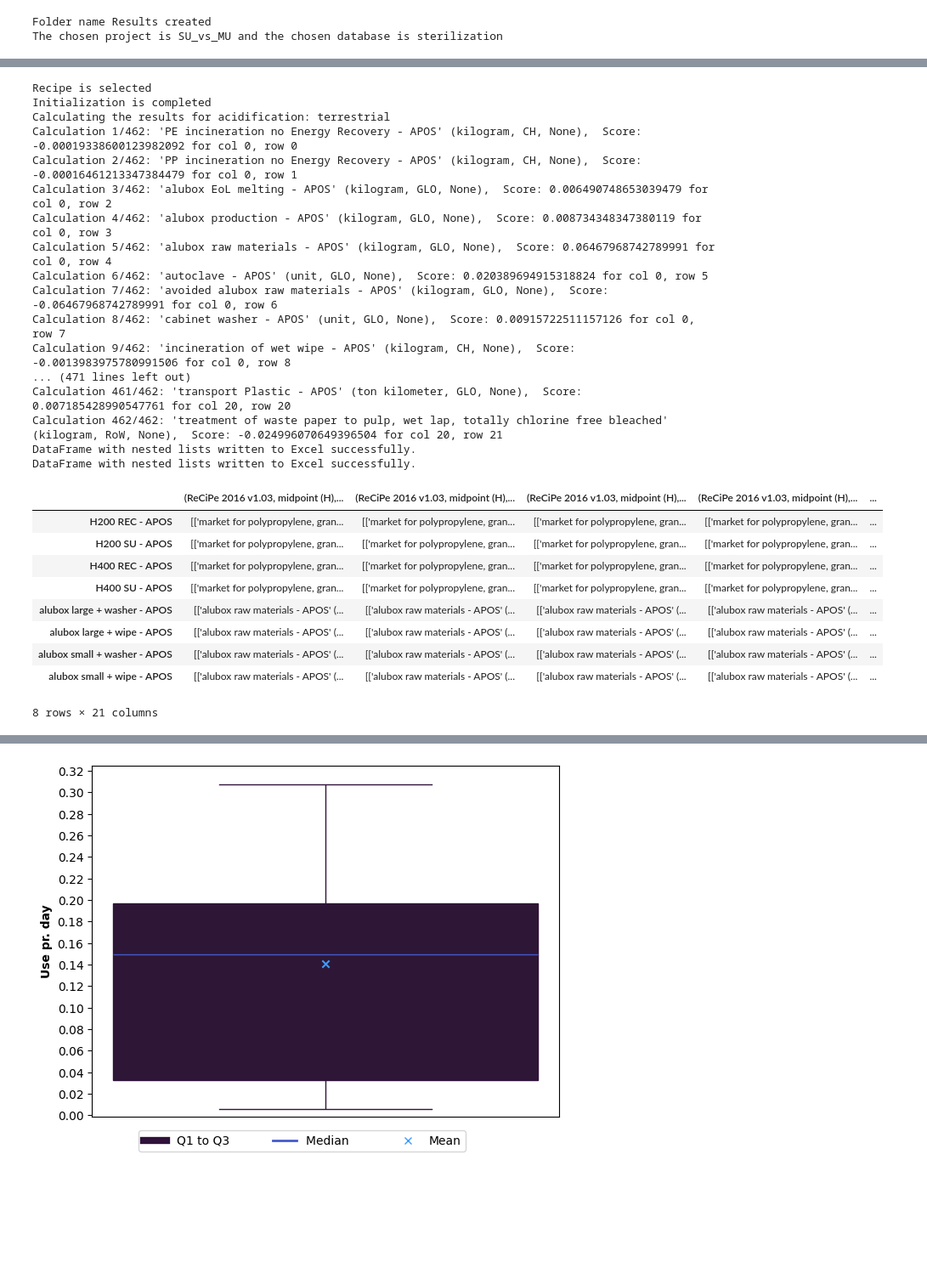
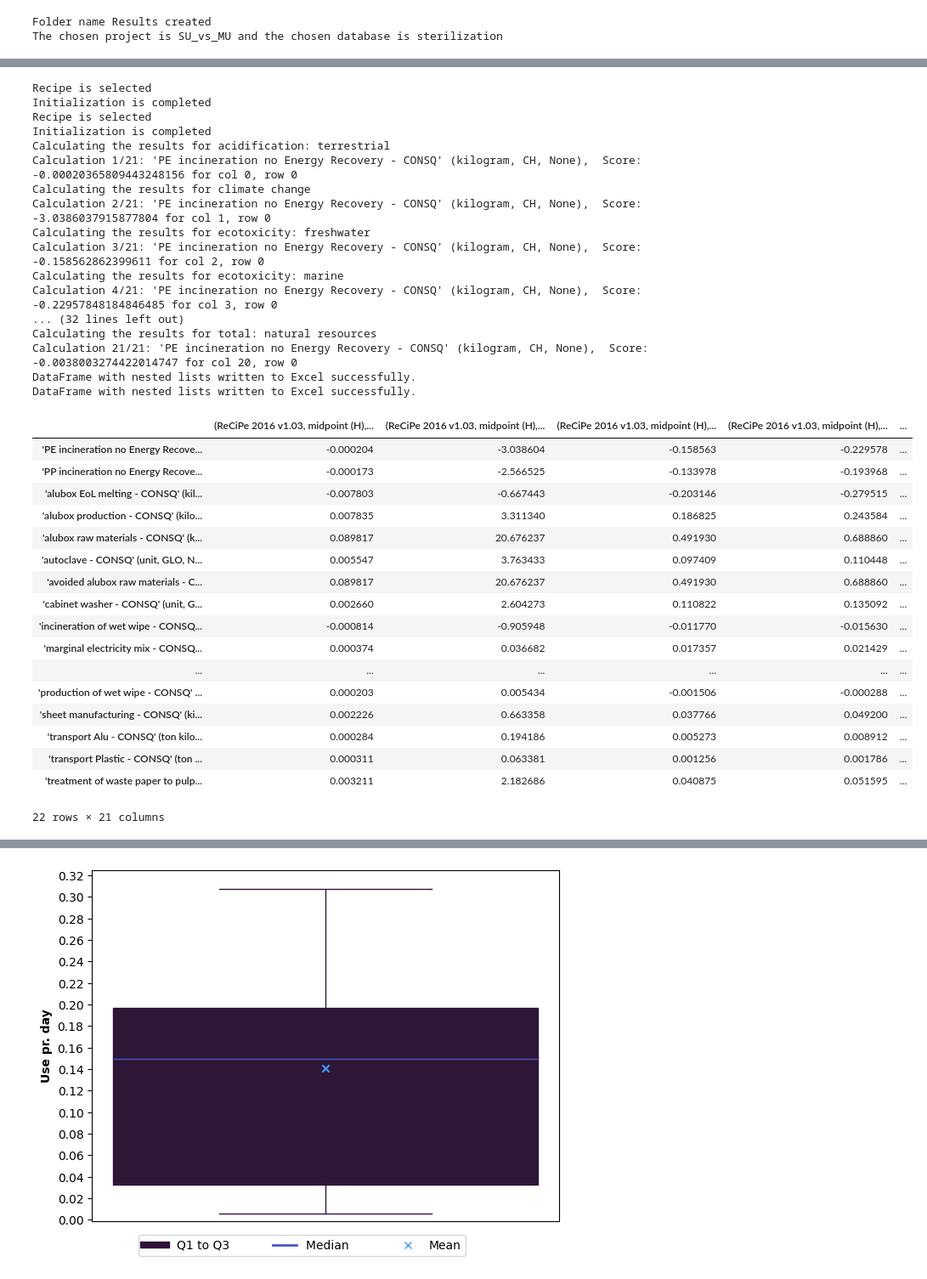
Before and after one commit to RuneWF/Single-use-vs-multi-use-in-health-care, a Jupyter notebook: Brighway/Ofir/Ofir.ipynb, the cells around one changed output, grey strips where cells are left out. Shown at 85% size. Drawn from its saved outputs; the diff is of its cells as text; code cells hidden in the pictures; blank space fills up the shorter version.

```diff
--- a/Brighway/Ofir/Ofir.ipynb
+++ b/Brighway/Ofir/Ofir.ipynb
@@ -82,36 +87,44 @@ file_name_unique = f'{path}\Results\{file_identifier} - {db_type}_{lcia_method}_
 # %%
-df, plot_x_axis_all, impact_categories = lc.quick_LCIA(initialization, file_name, file_name_unique, sheet_name)
+df, plot_x_axis_all, impact_categories, df_unique_new = lc.quick_LCIA(initialization, file_name, file_name_unique, sheet_name)
 # %% [output]
+Recipe is selected
+Initialization is completed
 Recipe is selected
 Initialization is completed
 Calculating the results for acidification: terrestrial
-Calculation 1/462: 'PE incineration no Energy Recovery - APOS' (kilogram, CH, None),  Score: -0.00019338600123982092 for col 0, row 0
-Calculation 2/462: 'PP incineration no Energy Recovery - APOS' (kilogram, CH, None),  Score: -0.00016461213347384479 for col 0, row 1
-Calculation 3/462: 'alubox EoL melting - APOS' (kilogram, GLO, None),  Score: 0.006490748653039479 for col 0, row 2
-Calculation 4/462: 'alubox production - APOS' (kilogram, GLO, None),  Score: 0.008734348347380119 for col 0, row 3
-Calculation 5/462: 'alubox raw materials - APOS' (kilogram, GLO, None),  Score: 0.06467968742789991 for col 0, row 4
-Calculation 6/462: 'autoclave - APOS' (unit, GLO, None),  Score: 0.020389694915318824 for col 0, row 5
-Calculation 7/462: 'avoided alubox raw materials - APOS' (kilogram, GLO, None),  Score: -0.06467968742789991 for col 0, row 6
-Calculation 8/462: 'cabinet washer - APOS' (unit, GLO, None),  Score: 0.00915722511157126 for col 0, row 7
-Calculation 9/462: 'incineration of wet wipe - APOS' (kilogram, CH, None),  Score: -0.0013983975780991506 for col 0, row 8
-... (471 lines left out)
-Calculation 461/462: 'transport Plastic - APOS' (ton kilometer, GLO, None),  Score: 0.007185428990547761 for col 20, row 20
-Calculation 462/462: 'treatment of waste paper to pulp, wet lap, totally chlorine free bleached' (kilogram, RoW, None),  Score: -0.024996070649396504 for col 20, row 21
+Calculation 1/21: 'PE incineration no Energy Recovery - CONSQ' (kilogram, CH, None),  Score: -0.00020365809443248156 for col 0, row 0
+Calculating the results for climate change
+Calculation 2/21: 'PE incineration no Energy Recovery - CONSQ' (kilogram, CH, None),  Score: -3.0386037915877804 for col 1, row 0
+Calculating the results for ecotoxicity: freshwater
+Calculation 3/21: 'PE incineration no Energy Recovery - CONSQ' (kilogram, CH, None),  Score: -0.158562862399611 for col 2, row 0
+Calculating the results for ecotoxicity: marine
+Calculation 4/21: 'PE incineration no Energy Recovery - CONSQ' (kilogram, CH, None),  Score: -0.22957848184846485 for col 3, row 0
+... (32 lines left out)
+Calculating the results for total: natural resources
+Calculation 21/21: 'PE incineration no Energy Recovery - CONSQ' (kilogram, CH, None),  Score: -0.0038003274422014747 for col 20, row 0
 DataFrame with nested lists written to Excel successfully.
 DataFrame with nested lists written to Excel successfully.
-# %%
-df
-# %% [output]
-|  | (ReCiPe 2016 v1.03, midpoint (H),... | (ReCiPe 2016 v1.03, midpoint (H),... | (ReCiPe 2016 v1.03, midpoint (H),... | (ReCiPe 2016 v1.03, midpoint (H),... | ... |
-| H200 REC - APOS | [['market for polypropylene, gran... | [['market for polypropylene, gran... | [['market for polypropylene, gran... | [['market for polypropylene, gran... | ... |
-| H200 SU - APOS | [['market for polypropylene, gran... | [['market for polypropylene, gran... | [['market for polypropylene, gran... | [['market for polypropylene, gran... | ... |
-| H400 REC - APOS | [['market for polypropylene, gran... | [['market for polypropylene, gran... | [['market for polypropylene, gran... | [['market for polypropylene, gran... | ... |
-| H400 SU - APOS | [['market for polypropylene, gran... | [['market for polypropylene, gran... | [['market for polypropylene, gran... | [['market for polypropylene, gran... | ... |
-| alubox large + washer - APOS | [['alubox raw materials - APOS' (... | [['alubox raw materials - APOS' (... | [['alubox raw materials - APOS' (... | [['alubox raw materials - APOS' (... | ... |
-| alubox large + wipe - APOS | [['alubox raw materials - APOS' (... | [['alubox raw materials - APOS' (... | [['alubox raw materials - APOS' (... | [['alubox raw materials - APOS' (... | ... |
-| alubox small + washer - APOS | [['alubox raw materials - APOS' (... | [['alubox raw materials - APOS' (... | [['alubox raw materials - APOS' (... | [['alubox raw materials - APOS' (... | ... |
-| alubox small + wipe - APOS | [['alubox raw materials - APOS' (... | [['alubox raw materials - APOS' (... | [['alubox raw materials - APOS' (... | [['alubox raw materials - APOS' (... | ... |
-8 rows × 21 columns
+# %%
+df_unique_new
+# %% [output]
+|  | (ReCiPe 2016 v1.03, midpoint (H),... | (ReCiPe 2016 v1.03, midpoint (H),... | (ReCiPe 2016 v1.03, midpoint (H),... | (ReCiPe 2016 v1.03, midpoint (H),... | ... |
+| 'PE incineration no Energy Recove... | -0.000204 | -3.038604 | -0.158563 | -0.229578 | ... |
+| 'PP incineration no Energy Recove... | -0.000173 | -2.566525 | -0.133978 | -0.193968 | ... |
+| 'alubox EoL melting - CONSQ' (kil... | -0.007803 | -0.667443 | -0.203146 | -0.279515 | ... |
+| 'alubox production - CONSQ' (kilo... | 0.007835 | 3.311340 | 0.186825 | 0.243584 | ... |
+| 'alubox raw materials - CONSQ' (k... | 0.089817 | 20.676237 | 0.491930 | 0.688860 | ... |
+| 'autoclave - CONSQ' (unit, GLO, N... | 0.005547 | 3.763433 | 0.097409 | 0.110448 | ... |
+| 'avoided alubox raw materials - C... | 0.089817 | 20.676237 | 0.491930 | 0.688860 | ... |
+| 'cabinet washer - CONSQ' (unit, G... | 0.002660 | 2.604273 | 0.110822 | 0.135092 | ... |
+| 'incineration of wet wipe - CONSQ... | -0.000814 | -0.905948 | -0.011770 | -0.015630 | ... |
+| 'marginal electricity mix - CONSQ... | 0.000374 | 0.036682 | 0.017357 | 0.021429 | ... |
+| ... | ... | ... | ... | ... | ... |
+| 'production of wet wipe - CONSQ' ... | 0.000203 | 0.005434 | -0.001506 | -0.000288 | ... |
+| 'sheet manufacturing - CONSQ' (ki... | 0.002226 | 0.663358 | 0.037766 | 0.049200 | ... |
+| 'transport Alu - CONSQ' (ton kilo... | 0.000284 | 0.194186 | 0.005273 | 0.008912 | ... |
+| 'transport Plastic - CONSQ' (ton ... | 0.000311 | 0.063381 | 0.001256 | 0.001786 | ... |
+| 'treatment of waste paper to pulp... | 0.003211 | 2.182686 | 0.040875 | 0.051595 | ... |
+22 rows × 21 columns
 # %%
 rearrange = True
 df_rearranged = lc.rearrange_dataframe_index(rearrange, df)
```
Also changed, not shown: parts of 9 cells of this notebook, 8 other files.
